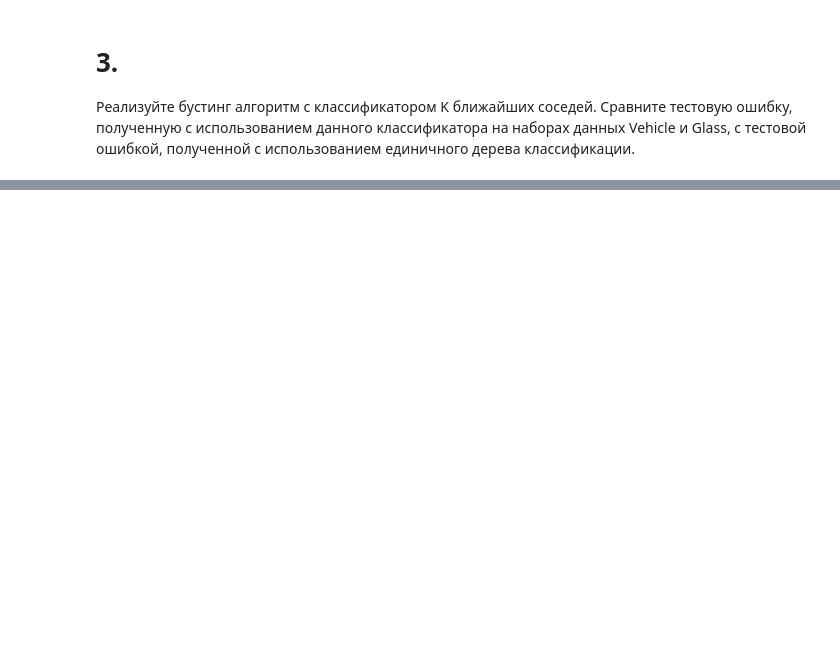
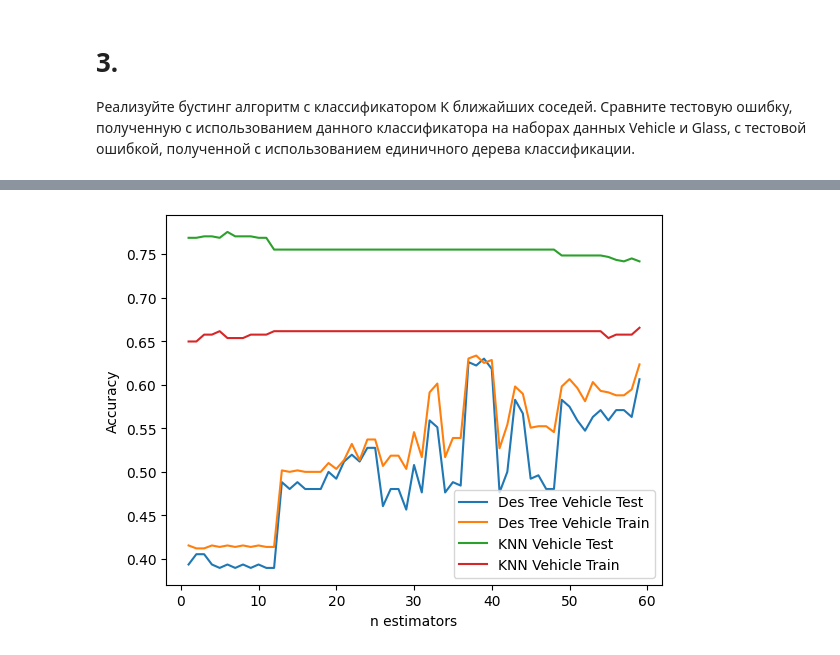
Before and after one commit to sleshworld/magistr_labs, a Jupyter notebook: 7_Boosting/boosting.ipynb, the cells around one changed output, grey strips where cells are left out. Saved outputs shown, nothing was run; the diff lists cells and outputs as text; code cells hidden in the pictures; blank space fills up the shorter version.

```diff
--- a/7_Boosting/boosting.ipynb
+++ b/7_Boosting/boosting.ipynb
@@ -171,0 +355,36 @@ vehicle tree acc:  0.7440944881889764
+# %%
+des_tree_acc_vehicle_test = []
+des_tree_acc_vehicle_train = []
+n_ests = [i for i in range(1, 60, 1)]
+for i in n_ests:
+    clf = AdaBoostKNNClassifier(n_estimators=i, estimator=DecisionTreeClassifier, max_depth = 1)
+    clf.fit(X_train, y_train)
+    acc_test = accuracy_score(y_test, clf.predict(X_test.to_numpy()))
+    des_tree_acc_vehicle_test.append(acc_test)
+    acc_train = accuracy_score(y_train, clf.predict(X_train.to_numpy()))
+    des_tree_acc_vehicle_train.append(acc_train)
+    #print(f"DesTreeAdaBoost Test Accuracy Vehicle with {i} estimators: ", accuracy_score(y_test, clf.predict(X_test.to_numpy())))
+    #print(f"DesTreeAdaBoost Train Accuracy Vehicle with {i} estimators: ", accuracy_score(y_train, clf.predict(X_train.to_numpy())))
+knn_acc_vehicle_train = []
+knn_acc_vehicle_test = []
+for i in n_ests:
+    clf = AdaBoostKNNClassifier(k=6, n_estimators=i, estimator=KNearestNeighbor)
+    clf.fit(X_train, y_train)
+    acc_test = accuracy_score(y_test, clf.predict(X_test.to_numpy()))
+    knn_acc_vehicle_test.append(acc_test)
+    acc_train = accuracy_score(y_train, clf.predict(X_train.to_numpy()))
+    knn_acc_vehicle_train.append(acc_train)
+    #print(f"KNNAdaBoost Test Accuracy Vehicle with {i} estimators: ", accuracy_score(y_test, clf.predict(X_test.to_numpy())))
+    #print(f"KNNAdaBoost Train Accuracy Vehicle with {i} estimators: ", accuracy_score(y_train, clf.predict(X_train.to_numpy())))
+# %%
+plt.plot(n_ests, des_tree_acc_vehicle_test, label = 'Des Tree Vehicle Test')
+plt.plot(n_ests, des_tree_acc_vehicle_train, label = 'Des Tree Vehicle Train')
+plt.plot(n_ests, knn_acc_vehicle_train, label = 'KNN Vehicle Test')
+plt.plot(n_ests, knn_acc_vehicle_test, label = 'KNN Vehicle Train')
+plt.legend()
+plt.xlabel("n estimators")
+plt.ylabel("Accuracy")
+plt.savefig("n_est_acc_ada_vehicle.png")
+plt.show()
+# %% [output]
+[figure, added]
```
Also changed, not shown: parts of 28 cells of this notebook, 9 other files.
